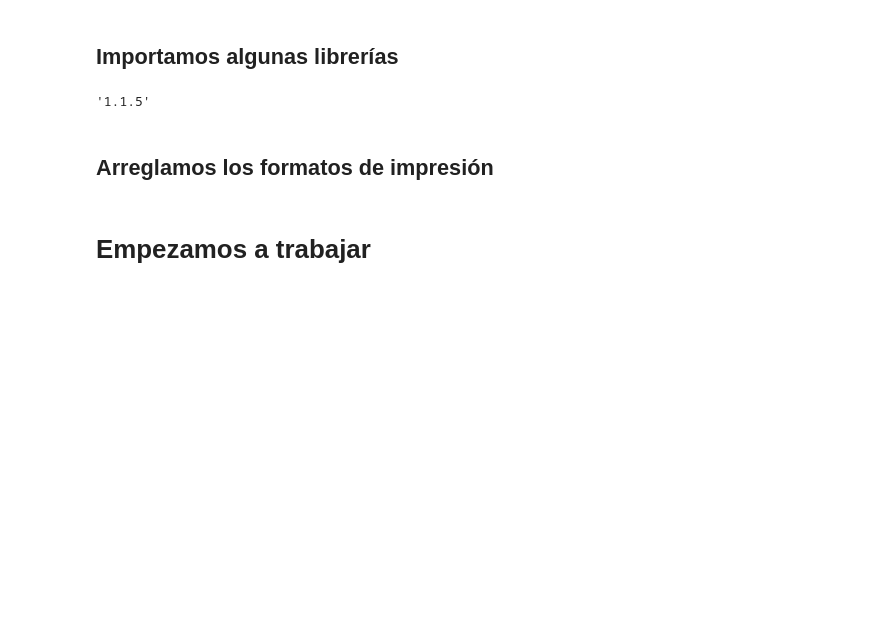
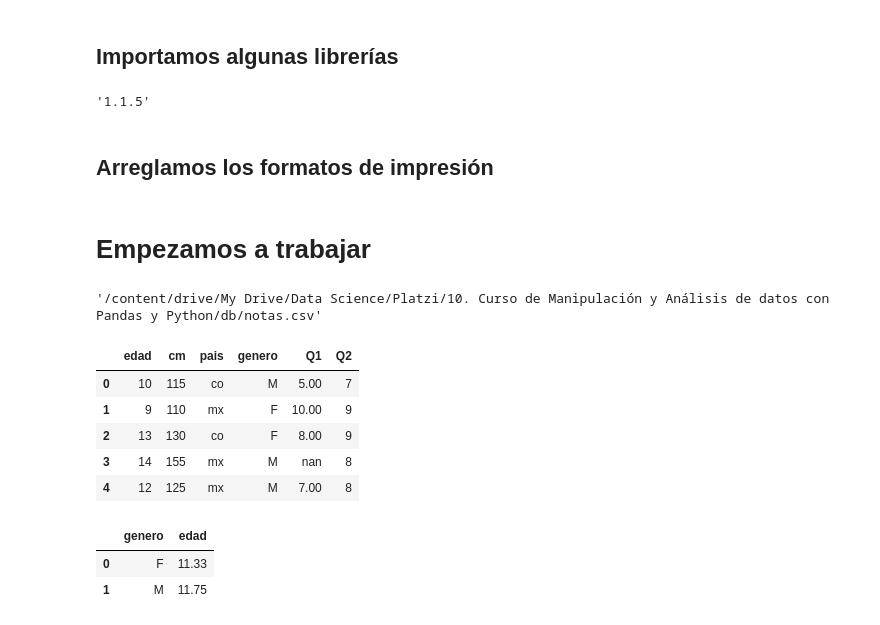
Before and after one commit to FernandoCallasaca/data_science_projects, a Jupyter notebook: 10_aggregation_groupby.ipynb, the cells around one changed output. Drawn from its saved outputs; the diff is of its cells as text; code cells hidden in the pictures; blank space fills up the shorter version.

```diff
--- a/10_aggregation_groupby.ipynb
+++ b/10_aggregation_groupby.ipynb
@@ -37,3 +37,25 @@ pd.options.display.float_format = '{:,.2f}'.format
 np.set_printoptions(precision=2)
 # %% [markdown]
 # Empezamos a trabajar
+# %%
+path_file_read = path_file('notas.csv')
+path_file_read
+# %% [output]
+'/content/drive/My Drive/Data Science/Platzi/10. Curso de Manipulación y Análisis de datos con Pandas y Python/db/notas.csv'
+# %%
+df = pd.read_csv(path_file_read, sep = '|')
+df.head()
+# %% [output]
+|  | edad | cm | pais | genero | Q1 | Q2 |
+| 0 | 10 | 115 | co | M | 5.00 | 7 |
+| 1 | 9 | 110 | mx | F | 10.00 | 9 |
+| 2 | 13 | 130 | co | F | 8.00 | 9 |
+| 3 | 14 | 155 | mx | M | nan | 8 |
+| 4 | 12 | 125 | mx | M | 7.00 | 8 |
+# %%
+df_2 = df[['genero', 'edad']]
+df_2.groupby(by = 'genero', as_index = False).mean()
+# %% [output]
+|  | genero | edad |
+| 0 | F | 11.33 |
+| 1 | M | 11.75 |
```
Also changed, not shown: parts of 3 cells of this notebook.
